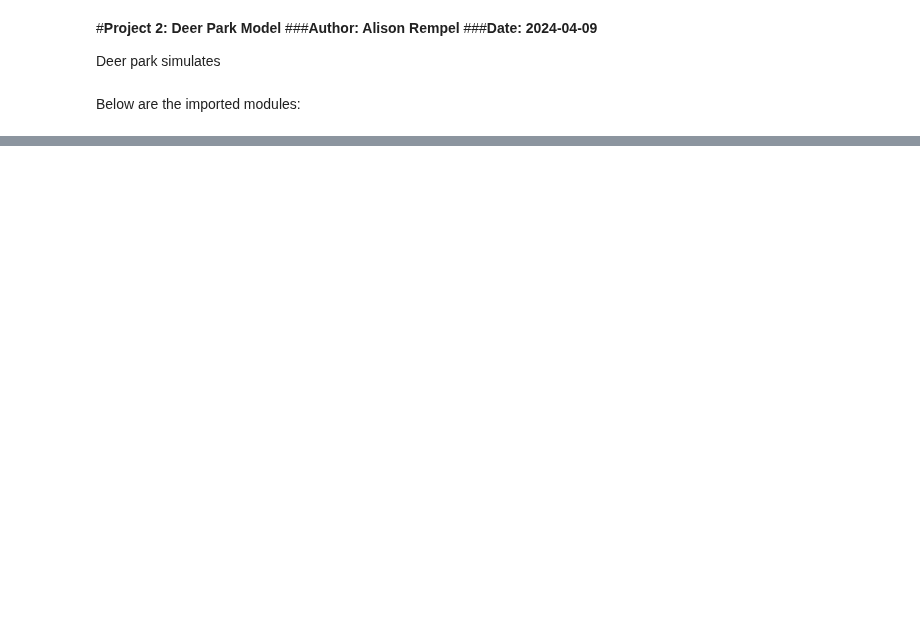
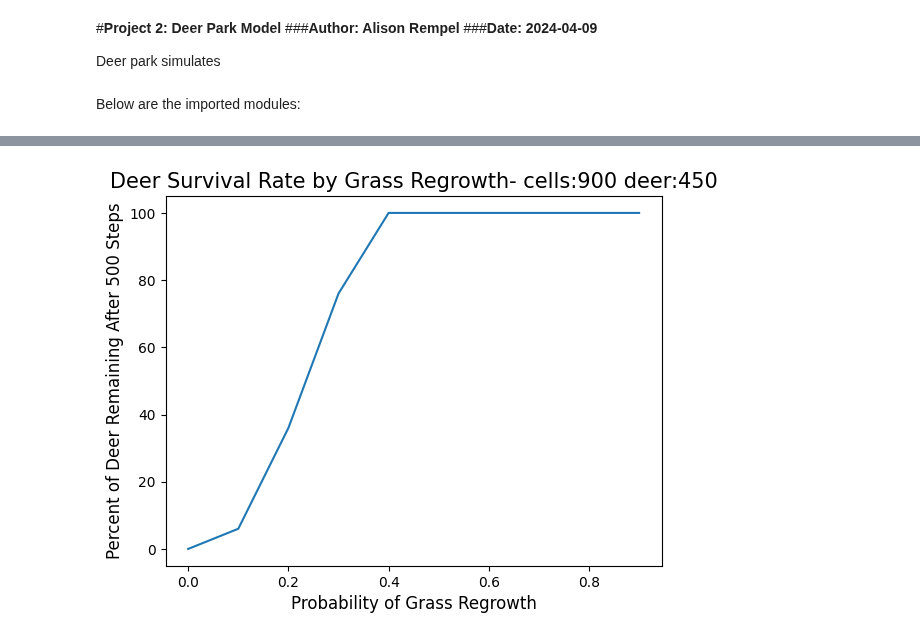
Before and after one commit to alirempel/cap-comp215, a Jupyter notebook: project2.ipynb, the cells around one changed output, grey strips where cells are left out. Cells and saved outputs as stored; diff of their text form; code cells hidden in the pictures; blank space fills up the shorter version.

```diff
--- a/project2.ipynb
+++ b/project2.ipynb
@@ -308,0 +306,37 @@ experiment()
+# %%
+
+n_deer= n2**2//2
+ps = np.arange(0.0, 1, 0.1)
+
+
+def find_surviving_deer2(test_p):
+
+  deers = Deer.make_deer(num_deer=n_deer, n=n2)
+  model = Environment(n=n2, deers=deers, p=test_p)
+
+  for step in range(time_steps2):
+    model.step()
+    if model.deer_population() == 0:
+      return 0
+
+  return round(model.deer_population()/n_deer,2)*100
+
+
+
+def experiment2():
+
+  deer_survival_values = []
+
+  for p in ps:
+    deer_survival_values.append(find_surviving_deer2(test_p = p))
+
+
+  plt.plot(ps, deer_survival_values)
+  plt.xlabel("Probability of Grass Regrowth", size=12)
+  plt.ylabel(f"Percent of Deer Remaining After {time_steps2} Steps", size=12)
+  plt.title(f"Deer Survival Rate by Grass Regrowth- cells:{n2**2} deer:{n_deer}", size=15)
+  plt.show()
+
+experiment2()
+# %% [output]
+[figure, added]
```
Also changed, not shown: parts of 5 cells of this notebook.
